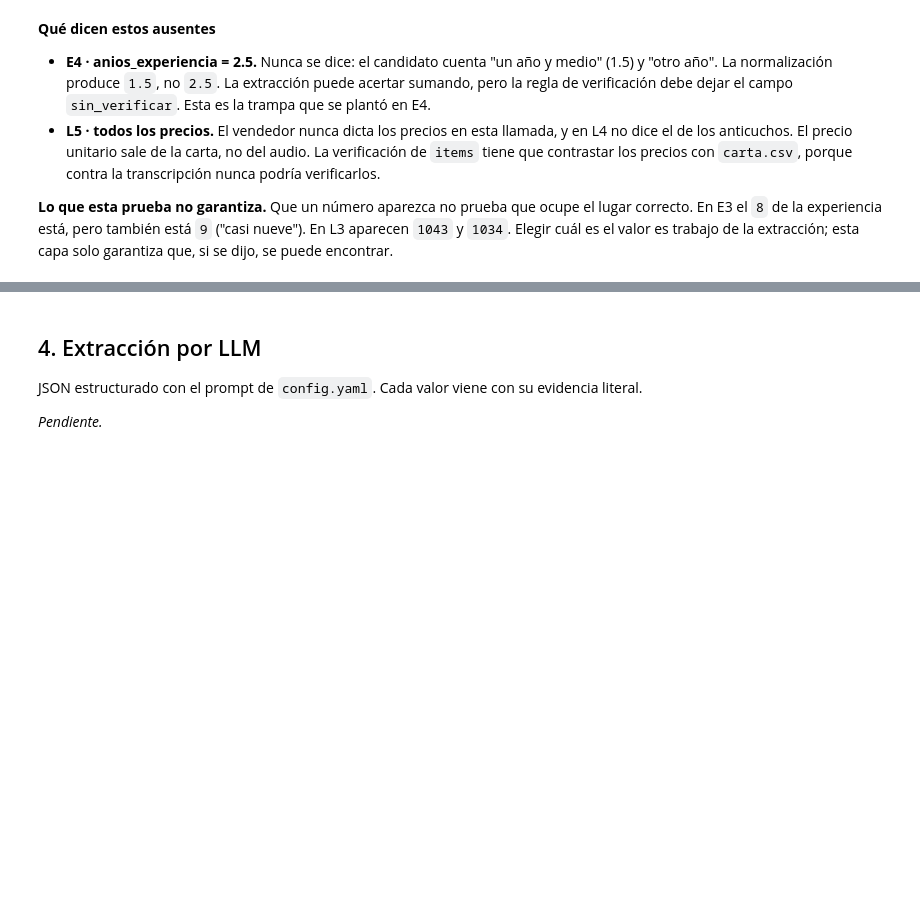
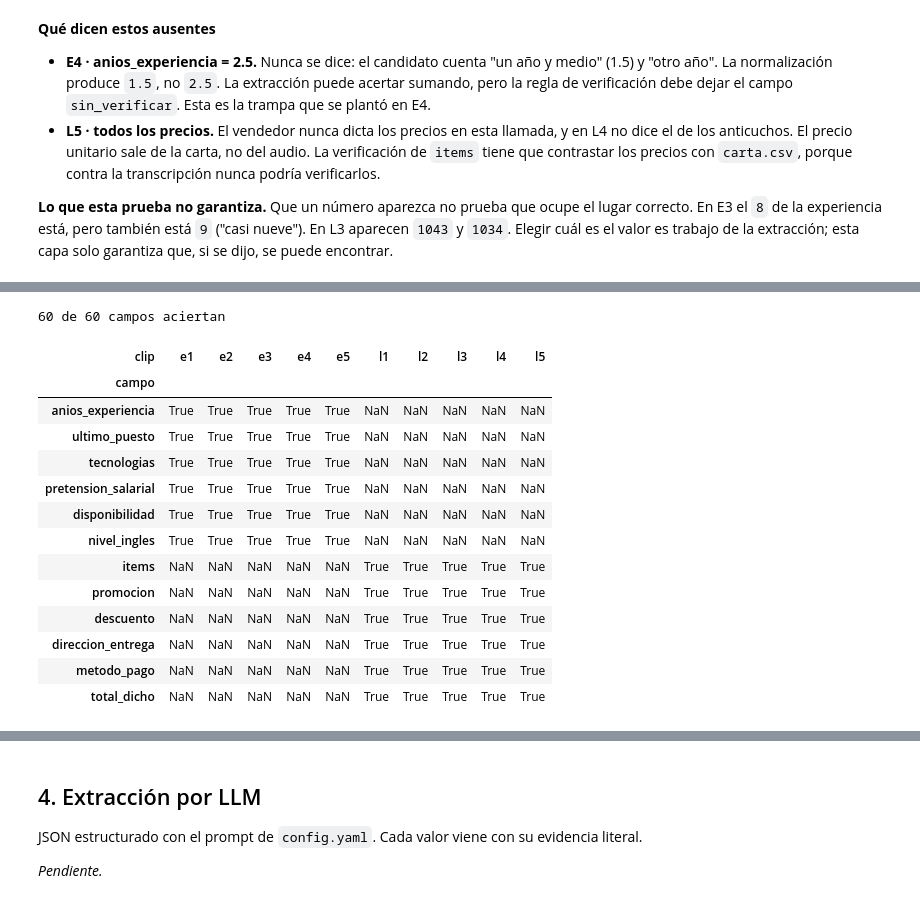
Before and after one commit to mmlis02/HW_05_202602, a Jupyter notebook: notebooks/03_extraccion.ipynb, the cells around one changed output, grey strips where cells are left out. Drawn from its saved outputs; the diff is of its cells as text; code cells hidden in the pictures; blank space fills up the shorter version.

```diff
--- a/notebooks/03_extraccion.ipynb
+++ b/notebooks/03_extraccion.ipynb
@@ -308,0 +303,11 @@ Expresiones regulares por campo.
+# %%
+from src.extraccion_reglas import extraer
+from src.metricas import (aciertos, error_absoluto, ground_truth, intervalo_bootstrap, intervalo_wilson,
+                          macro_f1)
+from src.verificacion import verificar
+
+ESQUEMA = {"e": "entrevista", "l": "pedido"}
+transcripciones = {clip: " ".join(texto.split()) for clip, texto in referencias.items()}
+gt = {**ground_truth("entrevista"), **ground_truth("pedido")}
+print(f"{len(transcripciones)} transcripciones · {len(gt)} registros de ground truth")
+print(transcripciones["l3"][:300], "…")
@@ -308,0 +323,39 @@ Expresiones regulares por campo.
+# %%
+def mostrar(valor):
+    """Forma compacta de un valor para las tablas."""
+    if isinstance(valor, list) and valor and isinstance(valor[0], dict):
+        return "; ".join(f"{i['cantidad']}× {i['producto']} {i['tamano']} @{i['precio_unitario']}" for i in valor)
+    if isinstance(valor, dict):
+        return f"{valor['monto']} {valor['moneda']}"
+    if isinstance(valor, list):
+        return ", ".join(valor)
+    return valor
+
+
+extraidos = {clip: extraer(texto, ESQUEMA[clip[0]]) for clip, texto in transcripciones.items()}
+filas = []
+for clip, campos in extraidos.items():
+    acierta = aciertos({k: v["valor"] for k, v in campos.items()}, gt[clip], ESQUEMA[clip[0]])
+    filas += [{"clip": clip, "campo": campo, "extraido": mostrar(dato["valor"]),
+               "ground_truth": mostrar(gt[clip][campo]), "acierta": acierta[campo]}
+              for campo, dato in campos.items()]
+resultado = pd.DataFrame(filas)
+print(f"{resultado.acierta.sum()} de {len(resultado)} campos aciertan")
+resultado.pivot(index="campo", columns="clip", values="acierta").reindex(
+    [*cfg["esquemas"]["entrevista"]["campos"], *cfg["esquemas"]["pedido"]["campos"]])
+# %% [output]
+60 de 60 campos aciertan
+| clip | e1 | e2 | e3 | e4 | e5 | l1 | l2 | l3 | l4 | l5 |
+| campo |  |  |  |  |  |  |  |  |  |  |
+| anios_experiencia | True | True | True | True | True | NaN | NaN | NaN | NaN | NaN |
+| ultimo_puesto | True | True | True | True | True | NaN | NaN | NaN | NaN | NaN |
+| tecnologias | True | True | True | True | True | NaN | NaN | NaN | NaN | NaN |
+| pretension_salarial | True | True | True | True | True | NaN | NaN | NaN | NaN | NaN |
+| disponibilidad | True | True | True | True | True | NaN | NaN | NaN | NaN | NaN |
+| nivel_ingles | True | True | True | True | True | NaN | NaN | NaN | NaN | NaN |
+| items | NaN | NaN | NaN | NaN | NaN | True | True | True | True | True |
+| promocion | NaN | NaN | NaN | NaN | NaN | True | True | True | True | True |
+| descuento | NaN | NaN | NaN | NaN | NaN | True | True | True | True | True |
+| direccion_entrega | NaN | NaN | NaN | NaN | NaN | True | True | True | True | True |
+| metodo_pago | NaN | NaN | NaN | NaN | NaN | True | True | True | True | True |
+| total_dicho | NaN | NaN | NaN | NaN | NaN | True | True | True | True | True |
```
Also changed, not shown: parts of 25 cells of this notebook.
